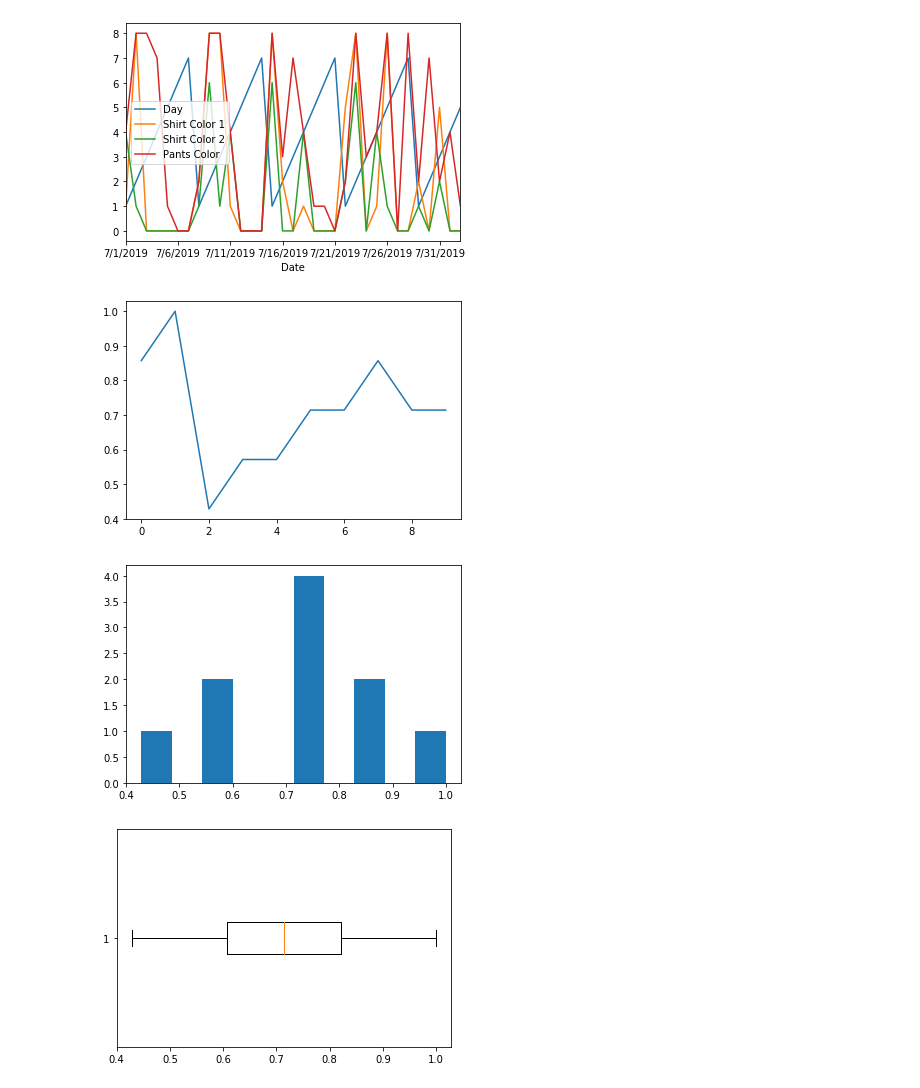
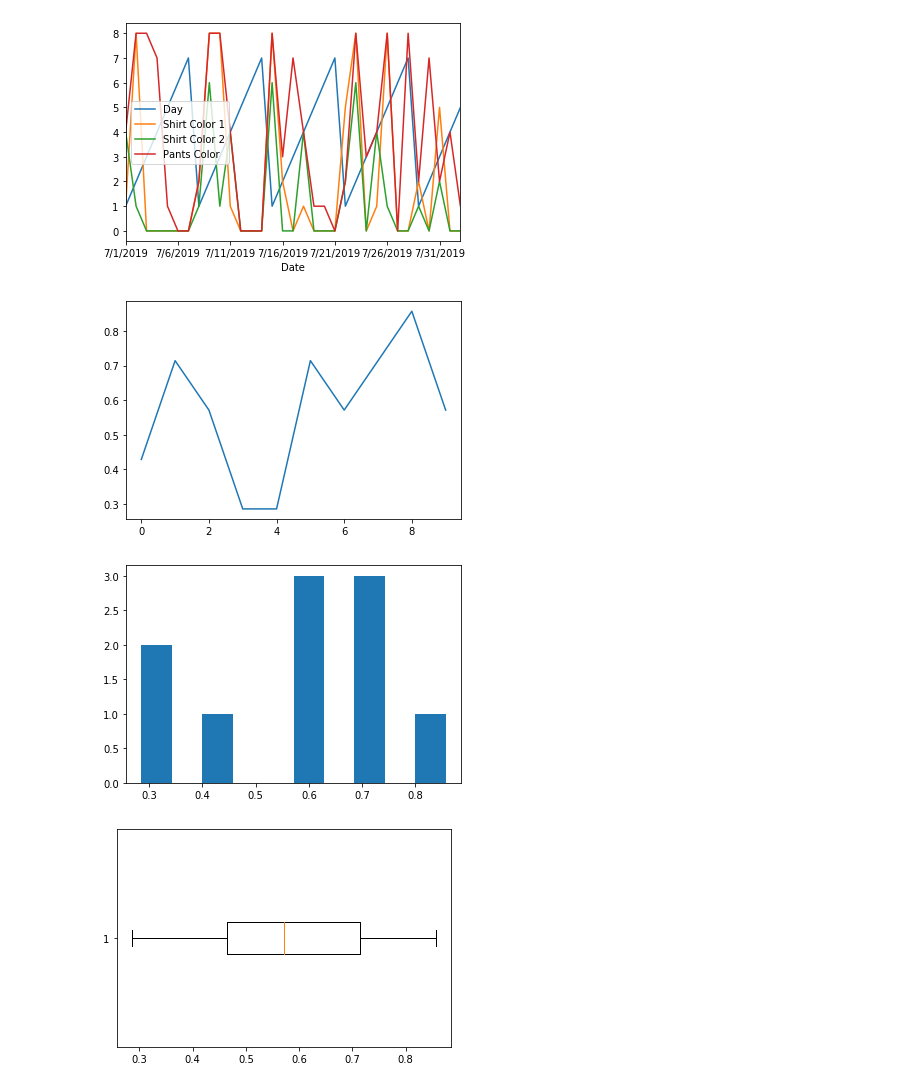
Before and after one commit to danineamati/Fun-Projects, a Jupyter notebook: Machine Learning/ClothingRegression/ClothingPredictor.ipynb, the cells around one changed output. Cells and saved outputs as stored; diff of their text form; code cells hidden in the pictures.

Commit message:
Predictor Visualization

```diff
--- a/Machine Learning/ClothingRegression/ClothingPredictor.ipynb
+++ b/Machine Learning/ClothingRegression/ClothingPredictor.ipynb
@@ -85,35 +91,35 @@ df.plot()
 <matplotlib.axes._subplots.AxesSubplot at 0x...>
 [figure]
 # %%
-forecast_col = "Shirt Color 2" # Forecast the Pants Color Column
+forecast_col = "Pants Color" # Forecast the Pants Color Column
 
 X = np.array(df.drop([forecast_col], 1))
 
 y = np.array(df[forecast_col])
 
 numTrials = 10
 
 results = []
 
 for i in range(numTrials):
     percent_split = 0.2
     X_train, X_test, y_train, y_test = model_selection.\
                         train_test_split(X, y, test_size = percent_split)
 
     clf = svm.SVC(gamma = 'auto')
     clf.fit(X_train, y_train)
     confidence = clf.score(X_test, y_test)
     results.append(confidence)
 
 plt.plot(results)
 plt.show()
 
 plt.hist(results)
 plt.show()
 
 plt.boxplot(results, vert = False)
 plt.show()
 # %% [output]
-[figure, old version]
+[figure, new version]
-[figure, old version]
+[figure, new version]
-[figure, old version]
+[figure, new version]
```
Also changed, not shown: parts of 2 cells of this notebook.
